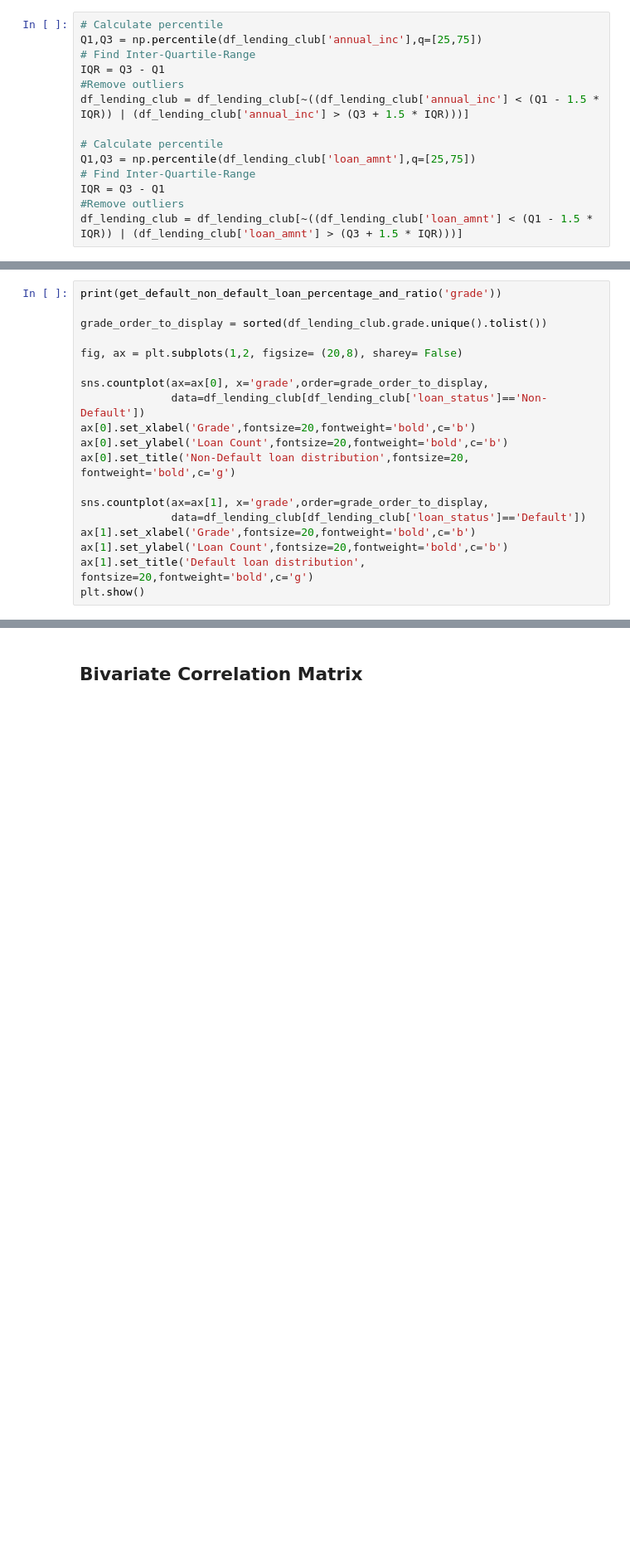
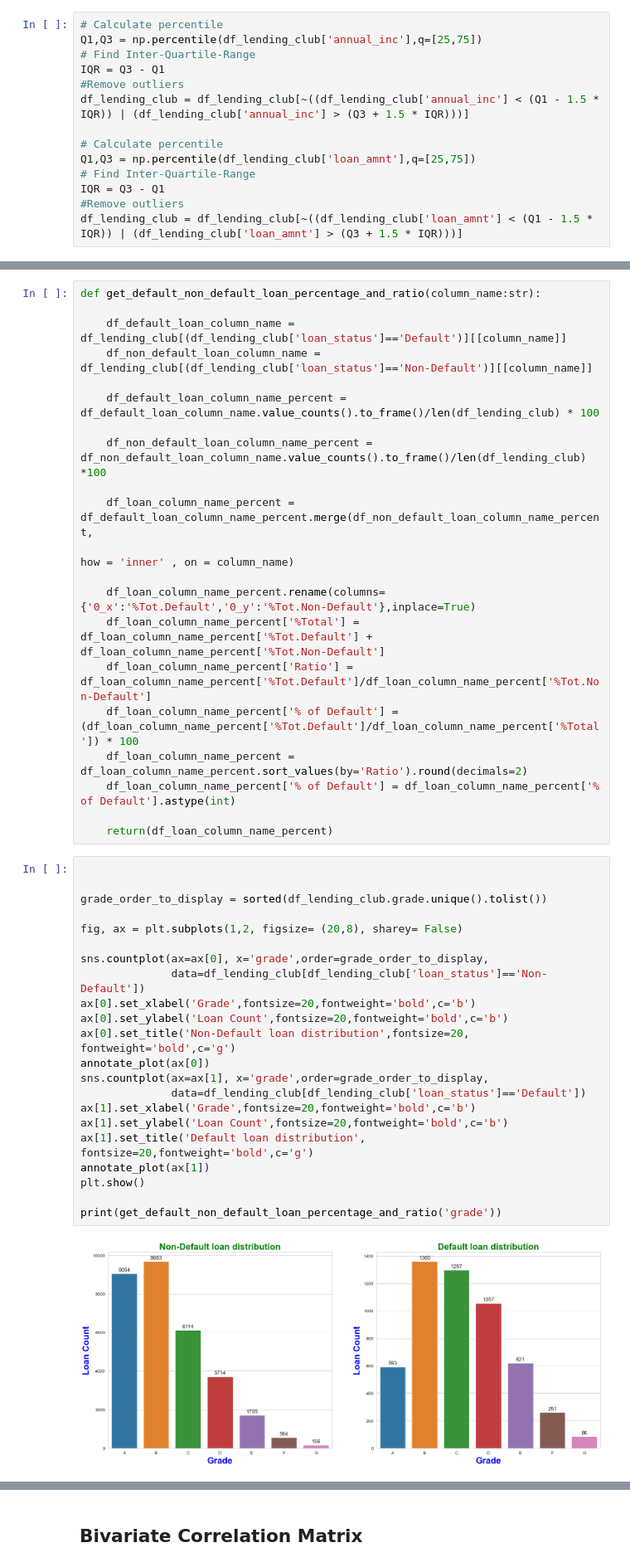
Before and after one commit to charankumarhs/LendingClubCaseStudy, a Jupyter notebook: Charan_Hulmani.ipynb, the cells around one changed output, grey strips where cells are left out. Shown at 83% size. Drawn from its saved outputs; the diff is of its cells as text; blank space fills up the shorter version.

```diff
--- a/Charan_Hulmani.ipynb
+++ b/Charan_Hulmani.ipynb
@@ -578,20 +560,45 @@ def get_default_non_default_loan_percentage_and_ratio(column_name:str):
+# %%
+def get_default_non_default_loan_percentage_and_ratio(column_name:str):
+
+    df_default_loan_column_name = df_lending_club[(df_lending_club['loan_status']=='Default')][[column_name]]
+    df_non_default_loan_column_name = df_lending_club[(df_lending_club['loan_status']=='Non-Default')][[column_name]]
+
+    df_default_loan_column_name_percent = df_default_loan_column_name.value_counts().to_frame()/len(df_lending_club) * 100
+
+    df_non_default_loan_column_name_percent = df_non_default_loan_column_name.value_counts().to_frame()/len(df_lending_club) *100
+
+    df_loan_column_name_percent = df_default_loan_column_name_percent.merge(df_non_default_loan_column_name_percent,
+                                                                                how = 'inner' , on = column_name)
+
+    df_loan_column_name_percent.rename(columns={'0_x':'%Tot.Default','0_y':'%Tot.Non-Default'},inplace=True)
+    df_loan_column_name_percent['%Total'] = df_loan_column_name_percent['%Tot.Default'] + df_loan_column_name_percent['%Tot.Non-Default']
+    df_loan_column_name_percent['Ratio'] = df_loan_column_name_percent['%Tot.Default']/df_loan_column_name_percent['%Tot.Non-Default']
+    df_loan_column_name_percent['% of Default'] = (df_loan_column_name_percent['%Tot.Default']/df_loan_column_name_percent['%Total']) * 100
+    df_loan_column_name_percent = df_loan_column_name_percent.sort_values(by='Ratio').round(decimals=2)
+    df_loan_column_name_percent['% of Default'] = df_loan_column_name_percent['% of Default'].astype(int)
+
+    return(df_loan_column_name_percent)
 # %%
-print(get_default_non_default_loan_percentage_and_ratio('grade'))
+
 
 grade_order_to_display = sorted(df_lending_club.grade.unique().tolist())
 
 fig, ax = plt.subplots(1,2, figsize= (20,8), sharey= False)
 
 sns.countplot(ax=ax[0], x='grade',order=grade_order_to_display,
               data=df_lending_club[df_lending_club['loan_status']=='Non-Default'])
 ax[0].set_xlabel('Grade',fontsize=20,fontweight='bold',c='b')
 ax[0].set_ylabel('Loan Count',fontsize=20,fontweight='bold',c='b')
 ax[0].set_title('Non-Default loan distribution',fontsize=20, fontweight='bold',c='g')
-
+annotate_plot(ax[0])
 sns.countplot(ax=ax[1], x='grade',order=grade_order_to_display,
               data=df_lending_club[df_lending_club['loan_status']=='Default'])
 ax[1].set_xlabel('Grade',fontsize=20,fontweight='bold',c='b')
 ax[1].set_ylabel('Loan Count',fontsize=20,fontweight='bold',c='b')
 ax[1].set_title('Default loan distribution', fontsize=20,fontweight='bold',c='g')
+annotate_plot(ax[1])
 plt.show()
+
+print(get_default_non_default_loan_percentage_and_ratio('grade'))
 # %% [output]
+[figure, new version]
```
Also changed, not shown: parts of 80 cells of this notebook.
